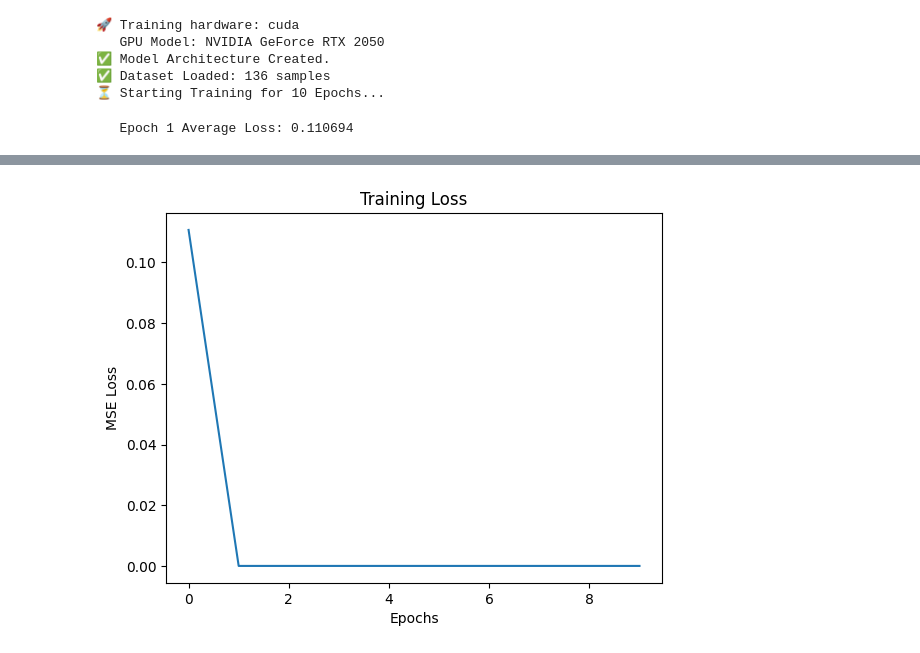
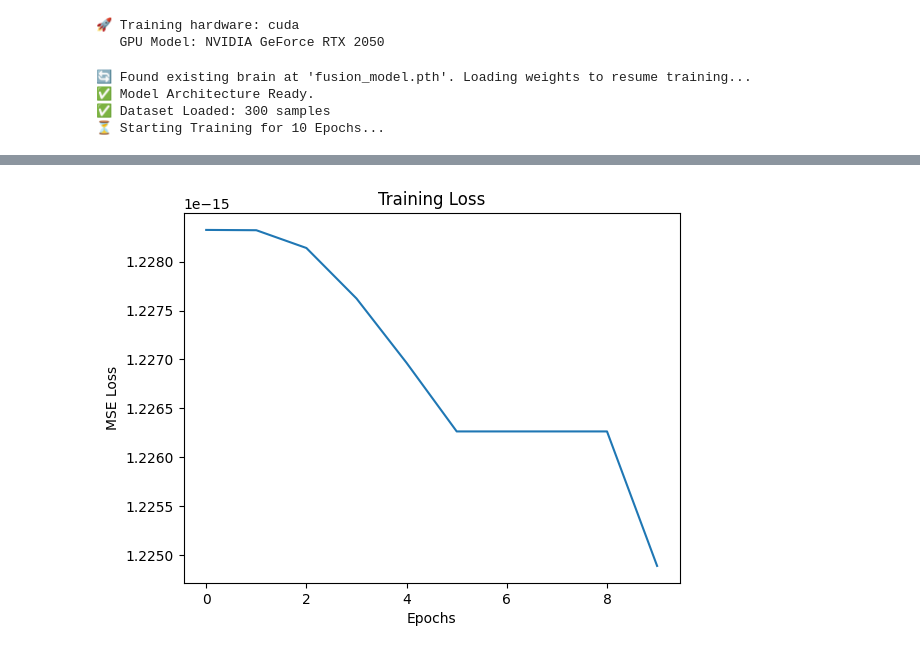
Before and after one commit to AnanthaKrishnan147/Frame-Interpolation, a Jupyter notebook: 05_CNN_CUDA.ipynb, the cells around one changed output, grey strips where cells are left out. Saved outputs shown, nothing was run; the diff lists cells and outputs as text; code cells hidden in the pictures.

Commit message:
The CNN code has been changed for continuous learning

```diff
--- a/05_CNN_CUDA.ipynb
+++ b/05_CNN_CUDA.ipynb
@@ -12,9 +12,10 @@ import matplotlib.pyplot as plt
 
 # --- CONFIGURATION ---
 BATCH_SIZE = 8        # NVIDIA GPUs can usually handle larger batches. Lower to 4 if out of memory.
-LEARNING_RATE = 0.001
-EPOCHS = 10           # Increased for better actual learning
+LEARNING_RATE = 0.0005 # Slightly lowered. When fine-tuning an already trained model, a lower LR prevents "forgetting" old data.
+EPOCHS = 10
 IMG_SIZE = 128
+MODEL_PATH = "fusion_model.pth" # Defined path for saving/loading
 
 # --- HARDWARE SETUP: NATIVE CUDA ---
 DEVICE = torch.device("cuda" if torch.cuda.is_available() else "cpu")
@@ -44,7 +45,15 @@ class FusionNet(nn.Module):
         return torch.sigmoid(self.final(d2))
 
 model = FusionNet().to(DEVICE)
-print("✅ Model Architecture Created.")
+
+# --- CONTINUOUS LEARNING LOGIC ---
+if os.path.exists(MODEL_PATH):
+    print(f"🔄 Found existing brain at '{MODEL_PATH}'. Loading weights to resume training...")
+    model.load_state_dict(torch.load(MODEL_PATH, map_location=DEVICE))
+else:
+    print("🆕 No existing model found. Starting training from scratch.")
+
+print("✅ Model Architecture Ready.")
 
 # --- 2. THE WARPING FUNCTION ---
 def warp_tensor(img_tensor, flow_tensor):
@@ -141,8 +150,9 @@ for epoch in range(EPOCHS):
     loss_history.append(avg_loss)
     print(f"   Epoch {epoch+1} Average Loss: {avg_loss:.6f}")
 
-torch.save(model.state_dict(), "fusion_model.pth")
-print("✅ Training Complete. Model saved as 'fusion_model.pth'.")
+# This will overwrite the old file with the newly improved weights
+torch.save(model.state_dict(), MODEL_PATH)
+print(f"✅ Training Complete. Updated model saved as '{MODEL_PATH}'.")
 
 plt.plot(loss_history)
 plt.title("Training Loss")
@@ -152,7 +162,7 @@ plt.show()
 # %% [output]
 🚀 Training hardware: cuda
    GPU Model: NVIDIA GeForce RTX 2050
-✅ Model Architecture Created.
-✅ Dataset Loaded: 136 samples
-⏳ Starting Training for 10 Epochs...
-   Epoch 1 Average Loss: 0.110694
+🔄 Found existing brain at 'fusion_model.pth'. Loading weights to resume training...
+✅ Model Architecture Ready.
+✅ Dataset Loaded: 300 samples
+⏳ Starting Training for 10 Epochs...
@@ -169 +180 @@ plt.show()
-[figure, old version]
+[figure, new version]
```
Also changed, not shown: parts of 1 cell of this notebook, 2 other files.
